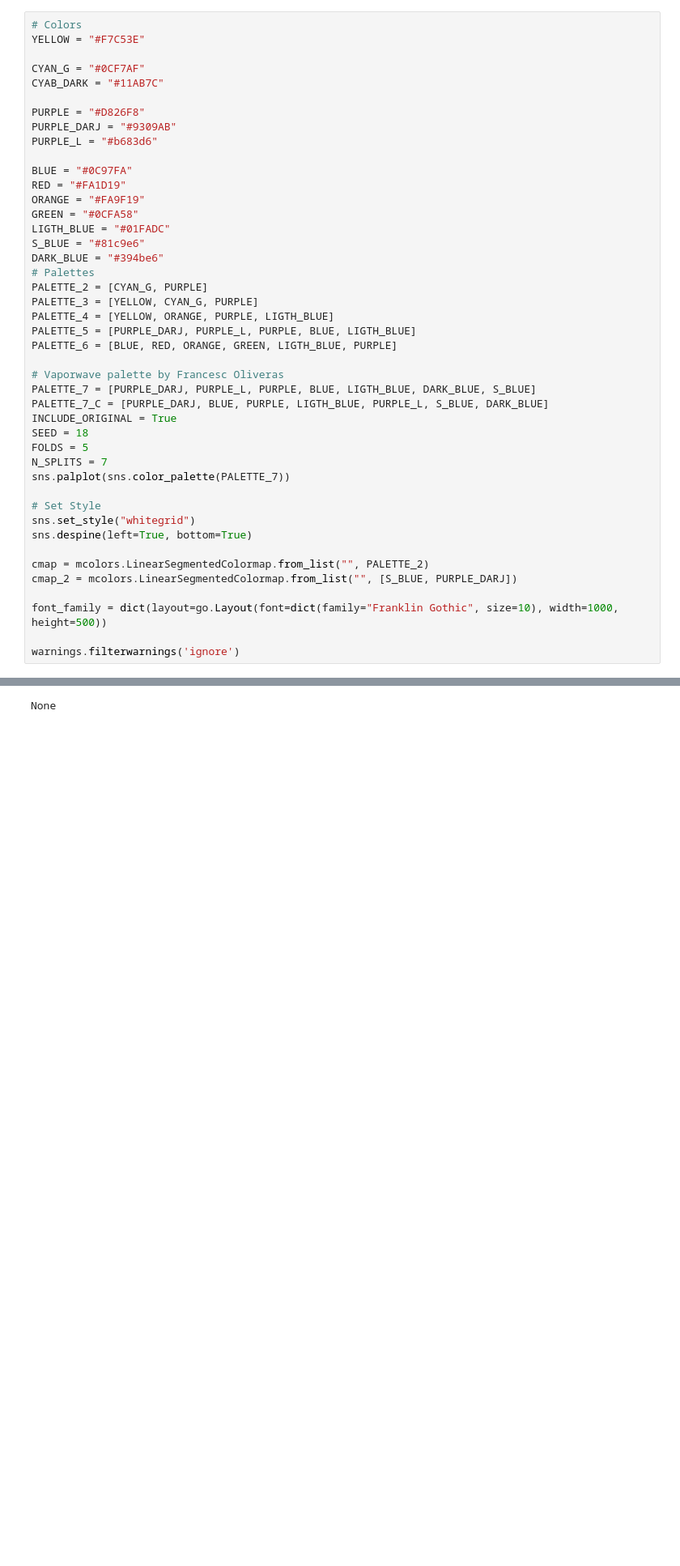
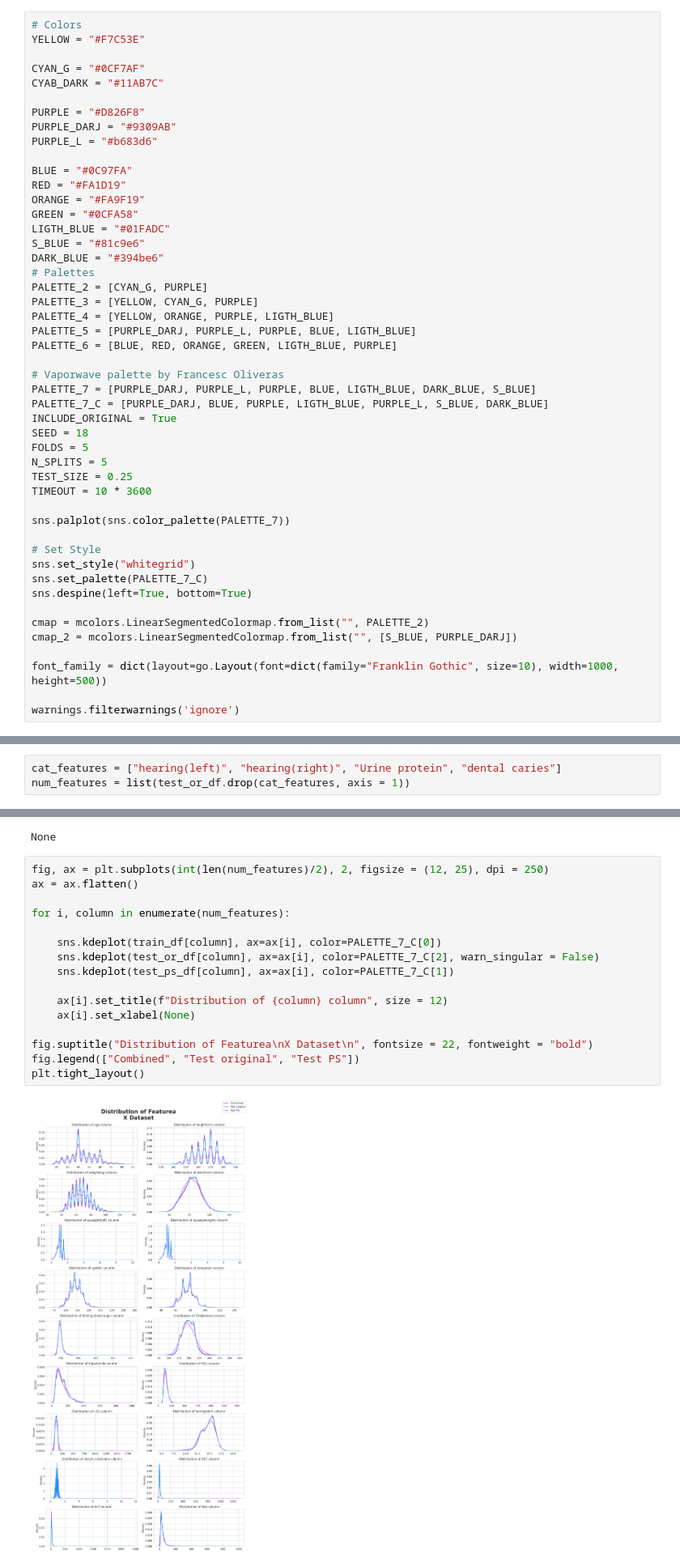
Before and after one commit to fxop0218/PlayGround-Kaggle-Series3, a Jupyter notebook: ps-s3-e24-eda-model-en-es.ipynb, the cells around one changed output, grey strips where cells are left out. Shown at 81% size. Saved outputs shown, nothing was run; the diff lists cells and outputs as text; blank space fills up the shorter version.

```diff
--- a/ps-s3-e24-eda-model-en-es.ipynb
+++ b/ps-s3-e24-eda-model-en-es.ipynb
@@ -103,11 +111,15 @@ PALETTE_7_C = [PURPLE_DARJ, BLUE, PURPLE, LIGTH_BLUE, PURPLE_L, S_BLUE, DARK_BLU
 INCLUDE_ORIGINAL = True
 SEED = 18
 FOLDS = 5
-N_SPLITS = 7
+N_SPLITS = 5
+TEST_SIZE = 0.25
+TIMEOUT = 10 * 3600
+
 sns.palplot(sns.color_palette(PALETTE_7))
 
 # Set Style
 sns.set_style("whitegrid")
+sns.set_palette(PALETTE_7_C)
 sns.despine(left=True, bottom=True)
 
 cmap = mcolors.LinearSegmentedColormap.from_list("", PALETTE_2)
@@ -241,6 +362,9 @@ number of features 23
 19                  ALT    int64            195        0
 20                  Gtp    int64            358        0
 21        dental caries    int64              2        0
+# %%
+cat_features = ["hearing(left)", "hearing(right)", "Urine protein", "dental caries"]
+num_features = list(test_or_df.drop(cat_features, axis = 1))
 # %%
 train_df = pd.concat([train_ps_df, train_or_df], ignore_index=True)
 data_description(train_df)
@@ -278,3 +402,21 @@ display(pie_plot(train_df))
 # %% [output]
 [interactive output not drawn]
 None
+# %%
+fig, ax = plt.subplots(int(len(num_features)/2), 2, figsize = (12, 25), dpi = 250)
+ax = ax.flatten()
+
+for i, column in enumerate(num_features):
+
+    sns.kdeplot(train_df[column], ax=ax[i], color=PALETTE_7_C[0])
+    sns.kdeplot(test_or_df[column], ax=ax[i], color=PALETTE_7_C[2], warn_singular = False)
+    sns.kdeplot(test_ps_df[column], ax=ax[i], color=PALETTE_7_C[1])
+
+    ax[i].set_title(f"Distribution of {column} column", size = 12)
+    ax[i].set_xlabel(None)
+
+fig.suptitle("Distribution of Featurea\nX Dataset\n", fontsize = 22, fontweight = "bold")
+fig.legend(["Combined", "Test original", "Test PS"])
+plt.tight_layout()
+# %% [output]
+[figure, added]
```
Also changed, not shown: parts of 18 cells of this notebook.
